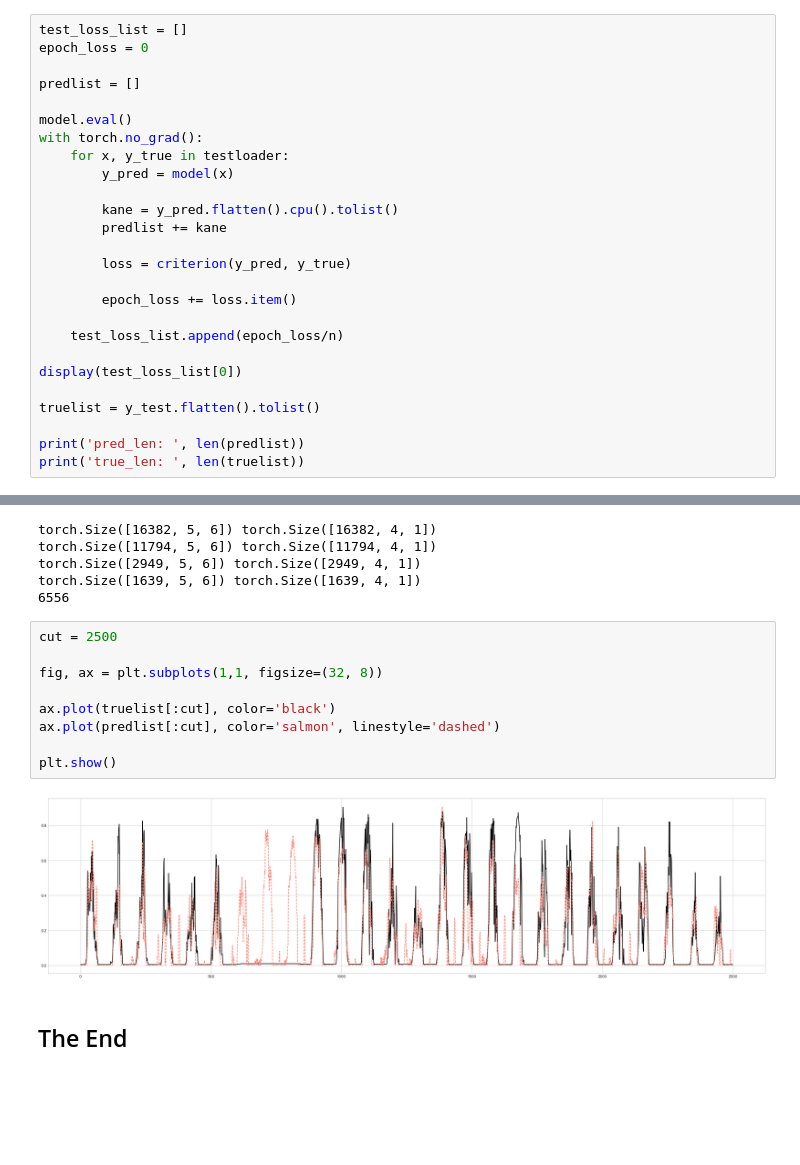
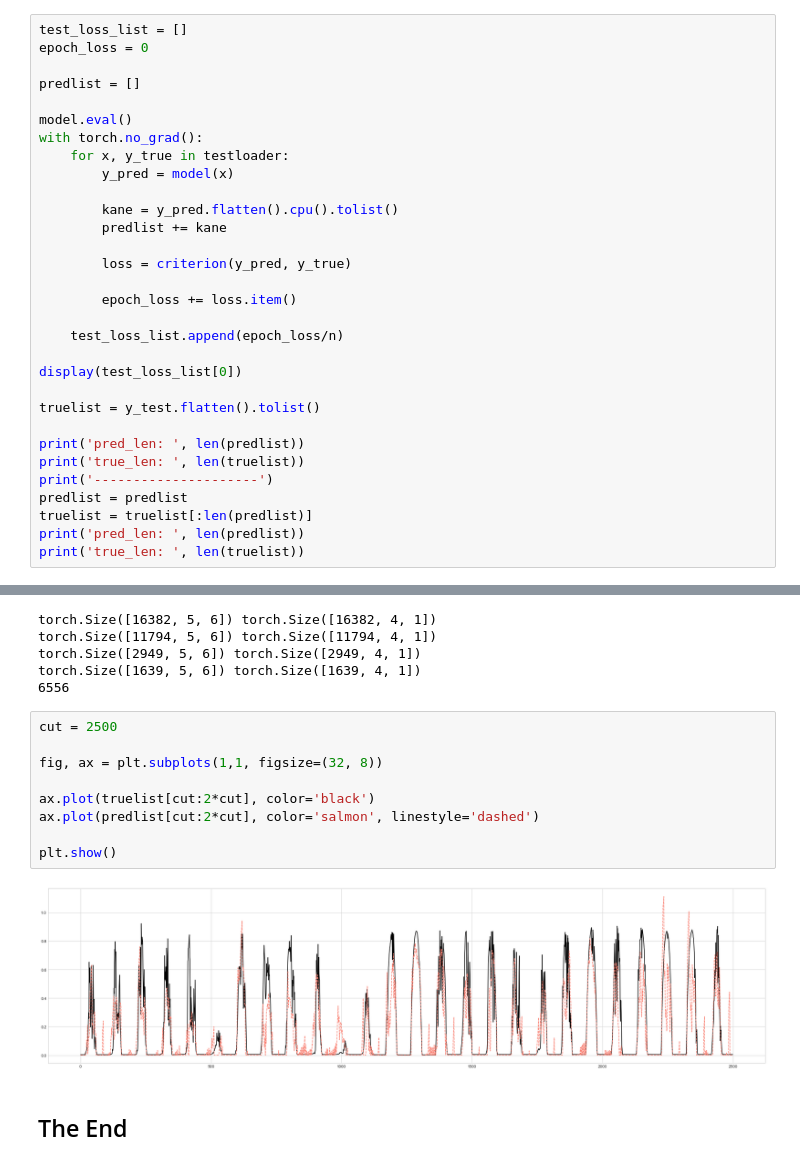
Before and after one commit to powerflow77/DeepLearning, a Jupyter notebook: Seq2Seq-Attention.ipynb, the cells around one changed output, grey strips where cells are left out. Cells and saved outputs as stored; diff of their text form; blank space fills up the shorter version.

```diff
--- a/Seq2Seq-Attention.ipynb
+++ b/Seq2Seq-Attention.ipynb
@@ -440,4 +453,9 @@ truelist = y_test.flatten().tolist()
 
 print('pred_len: ', len(predlist))
 print('true_len: ', len(truelist))
+print('---------------------')
+predlist = predlist
+truelist = truelist[:len(predlist)]
+print('pred_len: ', len(predlist))
+print('true_len: ', len(truelist))
 # %% [output]
@@ -459,13 +477,13 @@ torch.Size([1639, 5, 6]) torch.Size([1639, 4, 1])
 # %%
 cut = 2500
 
 fig, ax = plt.subplots(1,1, figsize=(32, 8))
 
-ax.plot(truelist[:cut], color='black')
-ax.plot(predlist[:cut], color='salmon', linestyle='dashed')
+ax.plot(truelist[cut:2*cut], color='black')
+ax.plot(predlist[cut:2*cut], color='salmon', linestyle='dashed')
 
 plt.show()
 # %% [output]
-[figure, old version]
+[figure, new version]
 # %% [markdown]
 ## The End
```
Also changed, not shown: parts of 6 cells of this notebook.
